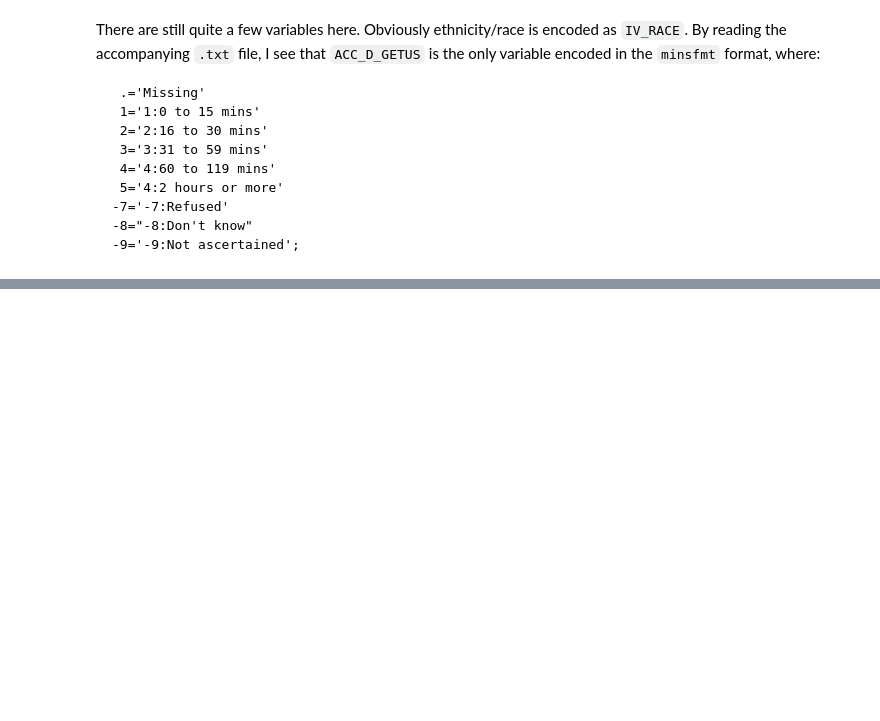
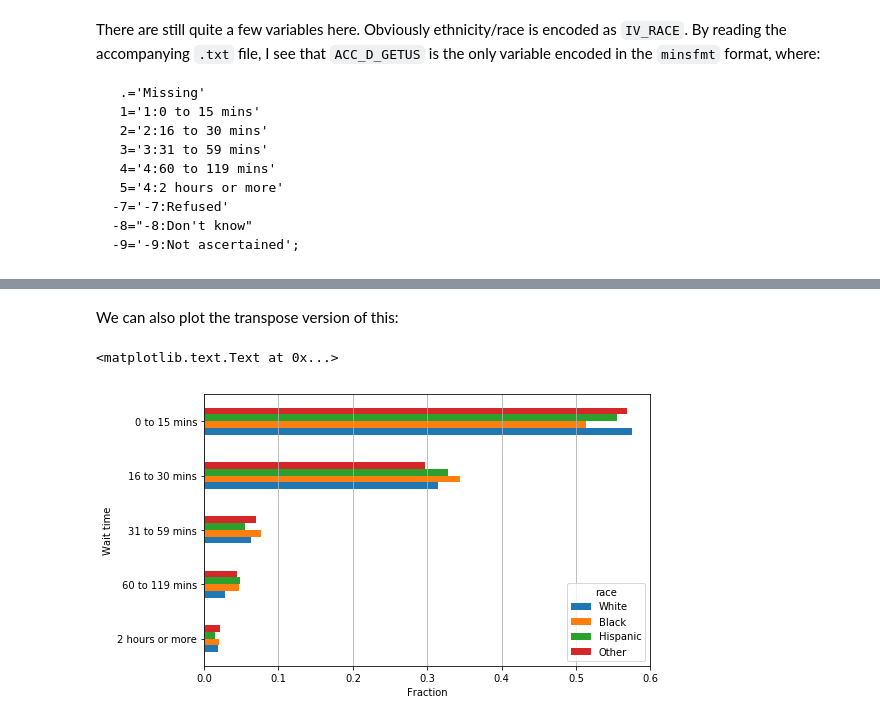
Before and after one commit to jwuphysics/health-data, a Jupyter notebook: medicare-current-beneficiary-survey_2013/notebook/a first glance.ipynb, the cells around one changed output, grey strips where cells are left out. Cells and saved outputs as stored; diff of their text form; code cells hidden in the pictures; blank space fills up the shorter version.

```diff
--- a/medicare-current-beneficiary-survey_2013/notebook/a first glance.ipynb
+++ b/medicare-current-beneficiary-survey_2013/notebook/a first glance.ipynb
@@ -108,0 +109,23 @@ for r in wait_df.keys():
+# %% [markdown]
+We can also plot the transpose version of this:
+# %%
+wait_df = pd.DataFrame({'race': race, 'wait_time': wait})
+wait_df = wait_df[(df.IV_RACE is not 4) & (df.ACC_D_GETUS > 0)]
+
+# now bin the values
+wait_df = wait_df.groupby('wait_time').apply(lambda x: (x.race.value_counts()))
+
+# and convert to percentages
+wait_df = wait_df.apply(lambda x: x / x.sum(), axis=0).sort_values(by='White')
+
+# and plot
+fig, ax = plt.subplots(1, 1, figsize=(8, 5))
+wait_df.plot(kind='barh', ax=ax, )
+
+ax.grid('on', axis='x')
+ax.set_xlim(0, 0.6)
+ax.set_xlabel('Fraction')
+ax.set_ylabel('Wait time')
+# %% [output]
+<matplotlib.text.Text at 0x...>
+[figure, added]
```
Also changed, not shown: parts of 9 cells of this notebook.
